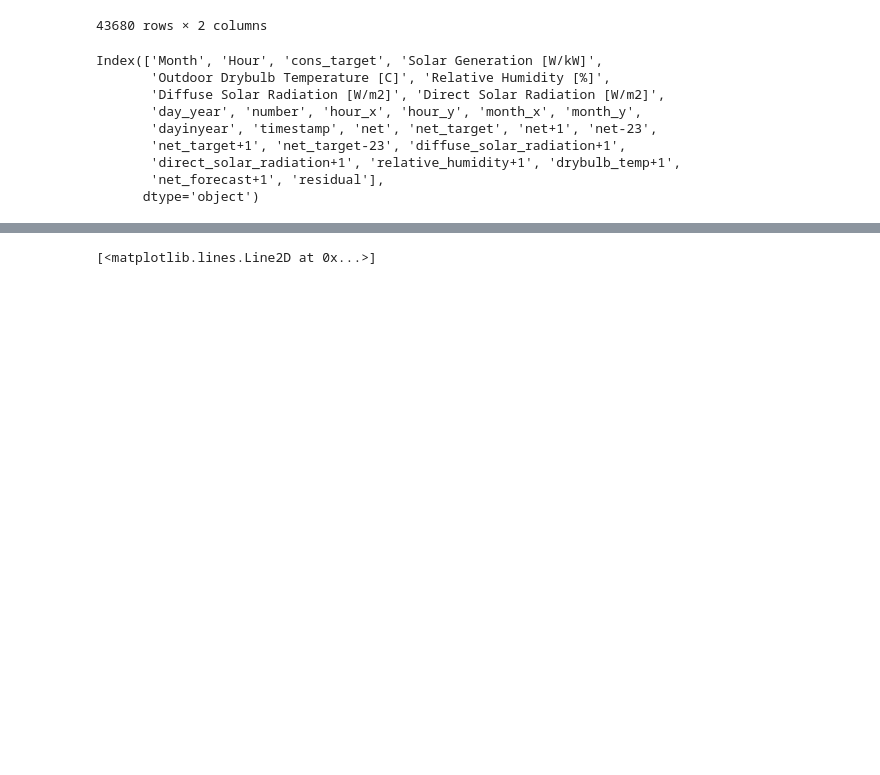
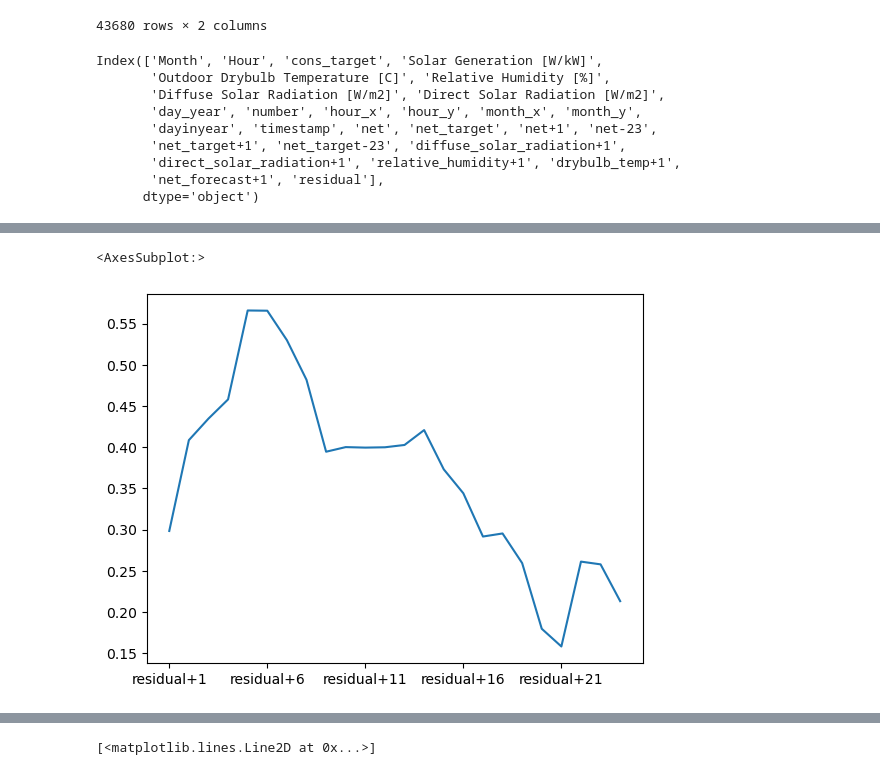
Before and after one commit to ujohn33/Predict-Optimize-Revise, a Jupyter notebook: notebooks/check_variance.ipynb, the cells around one changed output, grey strips where cells are left out. Cells and saved outputs as stored; diff of their text form; code cells hidden in the pictures; blank space fills up the shorter version.

```diff
--- a/notebooks/check_variance.ipynb
+++ b/notebooks/check_variance.ipynb
@@ -121,0 +130,5 @@ corr
+# %%
+point_row.plot()
+# %% [output]
+<AxesSubplot:>
+[figure, added]
```
Also changed, not shown: parts of 12 cells of this notebook, 9 other files.
